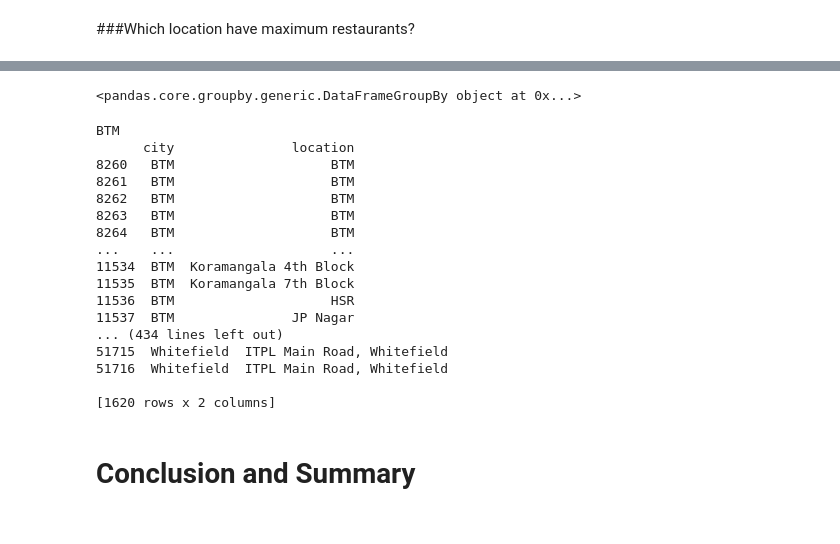
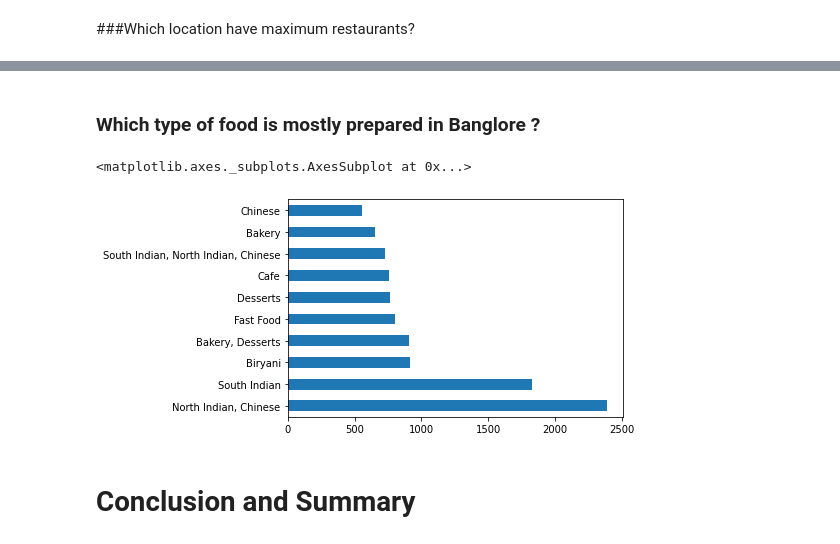
Before and after one commit to surajss28/Data-Analysis-Project, a Jupyter notebook: Zomato_Banglore_Analysis.ipynb, the cells around one changed output, grey strips where cells are left out. Saved outputs shown, nothing was run; the diff lists cells and outputs as text; code cells hidden in the pictures.

```diff
--- a/Zomato_Banglore_Analysis.ipynb
+++ b/Zomato_Banglore_Analysis.ipynb
@@ -397,29 +387,14 @@ df3 = df2.groupby(['city'])
-# %%
-df3
-# %% [output]
-<pandas.core.groupby.generic.DataFrameGroupBy object at 0x...>
-# %%
-for city, city_df in df3:
-  print(city)
-  print(city_df)
-# %% [output]
-BTM
-      city               location
-8260   BTM                    BTM
-8261   BTM                    BTM
-8262   BTM                    BTM
-8263   BTM                    BTM
-8264   BTM                    BTM
-...    ...                    ...
-11534  BTM  Koramangala 4th Block
-11535  BTM  Koramangala 7th Block
-11536  BTM                    HSR
-11537  BTM               JP Nagar
-... (434 lines left out)
-51715  Whitefield  ITPL Main Road, Whitefield
-51716  Whitefield  ITPL Main Road, Whitefield
-
-[1620 rows x 2 columns]
+# %% [markdown]
+### Which type of food is mostly prepared in Banglore ?
+# %%
+cuisine_most = df.cuisines.value_counts()
+# %%
+most_prepared = cuisine_most[1:11]
+# %%
+most_prepared.plot(kind='barh')
+# %% [output]
+<matplotlib.axes._subplots.AxesSubplot at 0x...>
+[figure, added]
 # %% [markdown]
 # Conclusion and Summary
 # %% [markdown]
```
Also changed, not shown: parts of 10 cells of this notebook.
